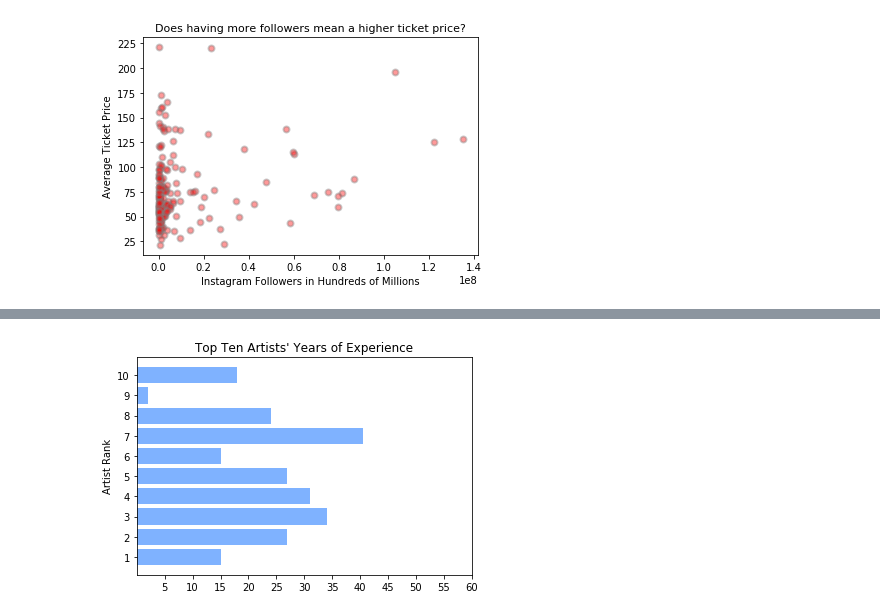
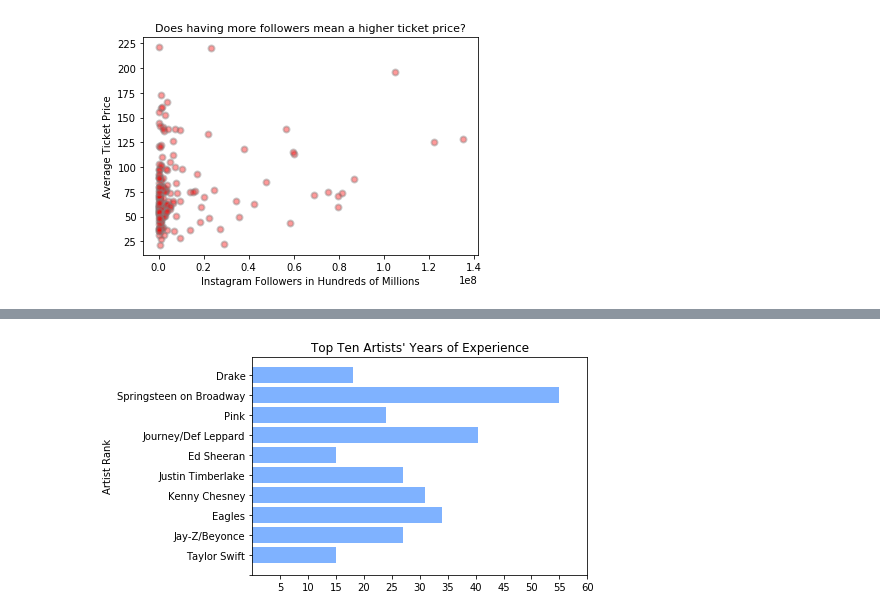
Before and after one commit to emma-rose22/Music-Instagram-Analysis, a Jupyter notebook: Music_Instagram_Analysis.ipynb, the cells around one changed output, grey strips where cells are left out. Drawn from its saved outputs; the diff is of its cells as text; code cells hidden in the pictures.

```diff
--- a/Music_Instagram_Analysis.ipynb
+++ b/Music_Instagram_Analysis.ipynb
@@ -381,14 +390,15 @@ plt.show()
 # %%
 x = (tours2['Rank'][0:10])
 y= (tours2['Years Active'][0:10])
 
 p= plt.barh(x, y, align='center', alpha=0.5, color='#0066ff')
 
 plt.xticks([5, 10, 15, 20, 25, 30, 35, 40, 45, 50, 55, 60])
-plt.yticks([1, 2, 3, 4, 5, 6, 7, 8, 9, 10])
+#plt.yticks(1, 2, 3, 4, 5, 6, 7, 8, 9, 10)
+plt.yticks(np.arange(11), (['','Taylor Swift', 'Jay-Z/Beyonce', 'Eagles', 'Kenny Chesney', 'Justin Timberlake', 'Ed Sheeran', 'Journey/Def Leppard', 'Pink', 'Springsteen on Broadway', 'Drake']))
 plt.ylabel('Artist Rank')
 plt.title("Top Ten Artists' Years of Experience")
 
 plt.show()
 # %% [output]
-[figure, old version]
+[figure, new version]
```
Also changed, not shown: parts of 17 cells of this notebook.
